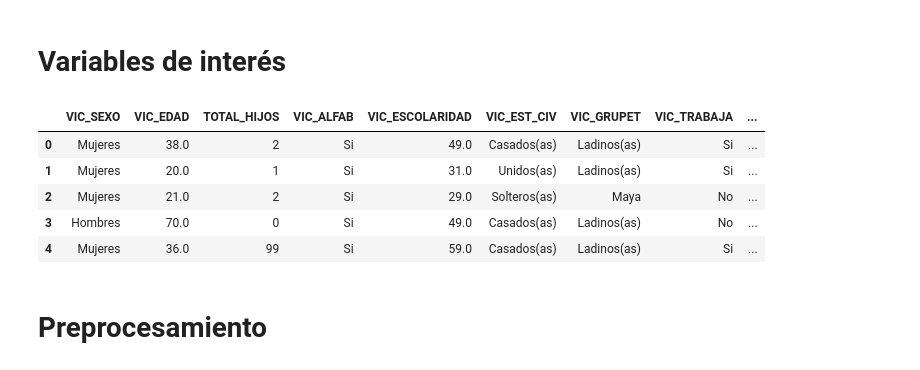
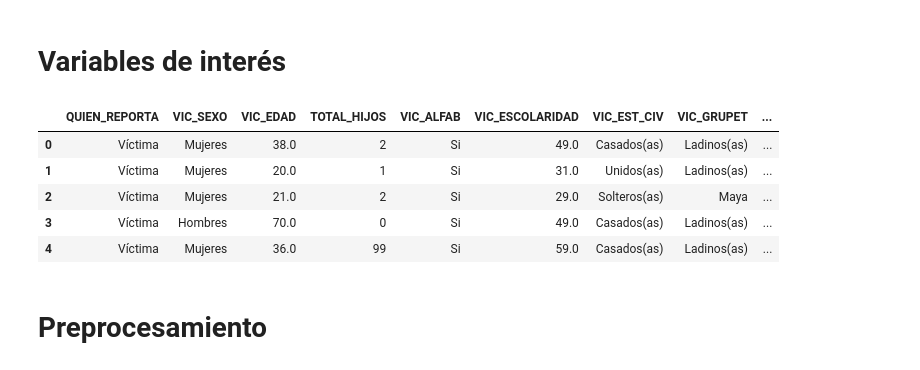
Before and after one commit to chamale-rac/data-mining-project, a Jupyter notebook: victimClustering.ipynb, the cells around one changed output. Drawn from its saved outputs; the diff is of its cells as text; code cells hidden in the pictures.

```diff
--- a/victimClustering.ipynb
+++ b/victimClustering.ipynb
@@ -27,15 +27,15 @@ df.head()
 # %% [markdown]
 # Variables de interés
 # %%
-victimaDf = df[["VIC_SEXO", "VIC_EDAD", "TOTAL_HIJOS", "VIC_ALFAB", "VIC_ESCOLARIDAD", "VIC_EST_CIV", "VIC_GRUPET", "VIC_TRABAJA", "VIC_DEDICA" ,"VIC_DISC"]]
+victimaDf = df[["QUIEN_REPORTA","VIC_SEXO", "VIC_EDAD", "TOTAL_HIJOS", "VIC_ALFAB", "VIC_ESCOLARIDAD", "VIC_EST_CIV", "VIC_GRUPET", "VIC_TRABAJA", "VIC_DEDICA" ,"VIC_DISC"]]
 victimaDf.head()
 # %% [output]
-|  | VIC_SEXO | VIC_EDAD | TOTAL_HIJOS | VIC_ALFAB | VIC_ESCOLARIDAD | VIC_EST_CIV | VIC_GRUPET | VIC_TRABAJA | ... |
-| 0 | Mujeres | 38.0 | 2 | Si | 49.0 | Casados(as) | Ladinos(as) | Si | ... |
-| 1 | Mujeres | 20.0 | 1 | Si | 31.0 | Unidos(as) | Ladinos(as) | Si | ... |
-| 2 | Mujeres | 21.0 | 2 | Si | 29.0 | Solteros(as) | Maya | No | ... |
-| 3 | Hombres | 70.0 | 0 | Si | 49.0 | Casados(as) | Ladinos(as) | No | ... |
-| 4 | Mujeres | 36.0 | 99 | Si | 59.0 | Casados(as) | Ladinos(as) | Si | ... |
+|  | QUIEN_REPORTA | VIC_SEXO | VIC_EDAD | TOTAL_HIJOS | VIC_ALFAB | VIC_ESCOLARIDAD | VIC_EST_CIV | VIC_GRUPET | ... |
+| 0 | Víctima | Mujeres | 38.0 | 2 | Si | 49.0 | Casados(as) | Ladinos(as) | ... |
+| 1 | Víctima | Mujeres | 20.0 | 1 | Si | 31.0 | Unidos(as) | Ladinos(as) | ... |
+| 2 | Víctima | Mujeres | 21.0 | 2 | Si | 29.0 | Solteros(as) | Maya | ... |
+| 3 | Víctima | Hombres | 70.0 | 0 | Si | 49.0 | Casados(as) | Ladinos(as) | ... |
+| 4 | Víctima | Mujeres | 36.0 | 99 | Si | 59.0 | Casados(as) | Ladinos(as) | ... |
 # %% [markdown]
 # Preprocesamiento
 # %%
```
Also changed, not shown: parts of 14 cells of this notebook, 4 other files.
